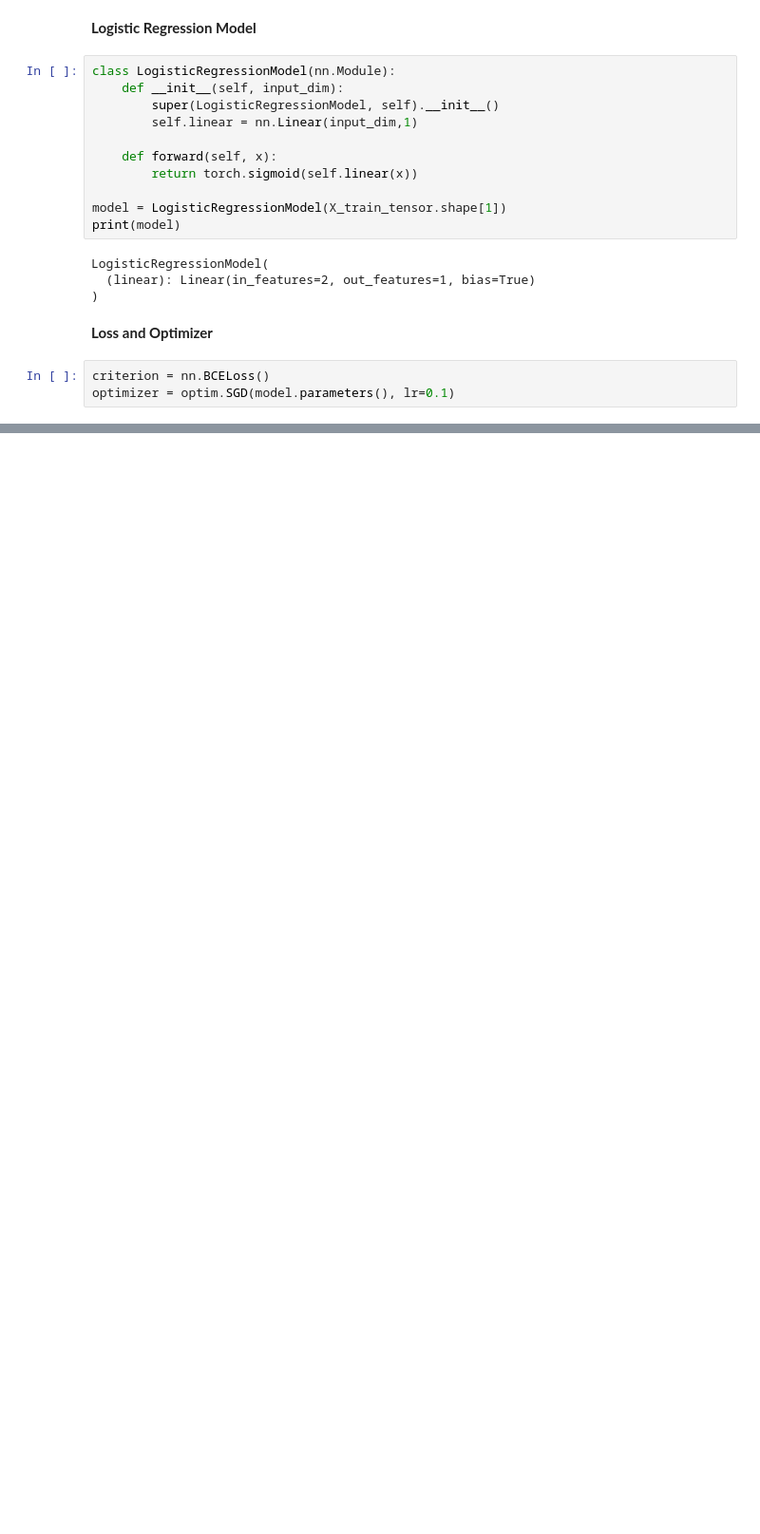
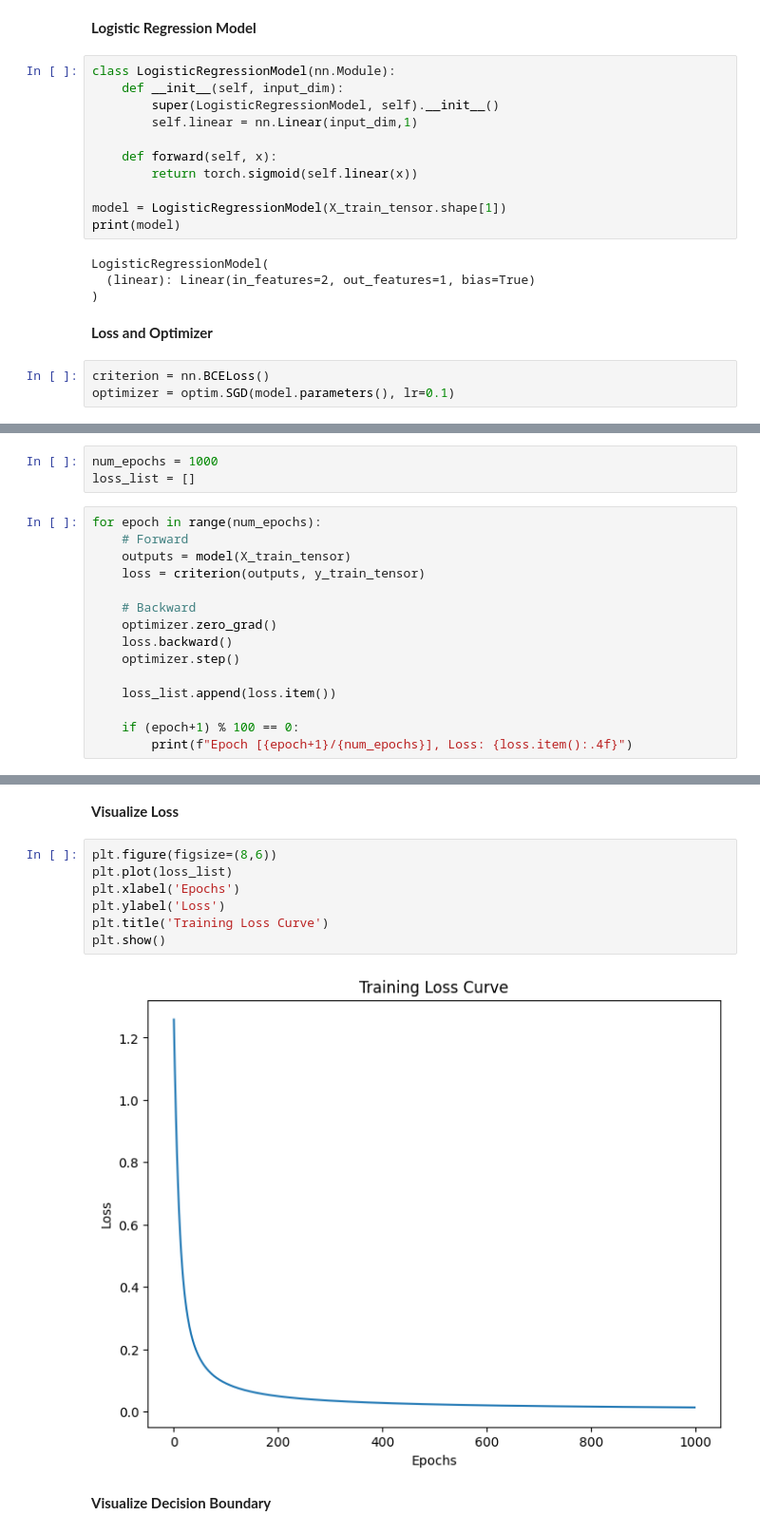
Before and after one commit to pythonwithzeeshan/learn-lessons, a Jupyter notebook: LogisticRegression.ipynb, the cells around one changed output, grey strips where cells are left out. Shown at 95% size. Saved outputs shown, nothing was run; the diff lists cells and outputs as text; blank space fills up the shorter version.

Commit message:
traning model and visulized loss corve

```diff
--- a/LogisticRegression.ipynb
+++ b/LogisticRegression.ipynb
@@ -133,0 +136,18 @@ optimizer = optim.SGD(model.parameters(), lr=0.1)
+# %%
+num_epochs = 1000
+loss_list = []
+# %%
+for epoch in range(num_epochs):
+    # Forward
+    outputs = model(X_train_tensor)
+    loss = criterion(outputs, y_train_tensor)
+
+    # Backward
+    optimizer.zero_grad()
+    loss.backward()
+    optimizer.step()
+
+    loss_list.append(loss.item())
+
+    if (epoch+1) % 100 == 0:
+        print(f"Epoch [{epoch+1}/{num_epochs}], Loss: {loss.item():.4f}")
@@ -133,0 +165,13 @@ optimizer = optim.SGD(model.parameters(), lr=0.1)
+# %% [markdown]
+**Visualize Loss**
+# %%
+plt.figure(figsize=(8,6))
+plt.plot(loss_list)
+plt.xlabel('Epochs')
+plt.ylabel('Loss')
+plt.title('Training Loss Curve')
+plt.show()
+# %% [output]
+[figure, added]
+# %% [markdown]
+**Visualize Decision Boundary**
```
Also changed, not shown: parts of 2 cells of this notebook.
